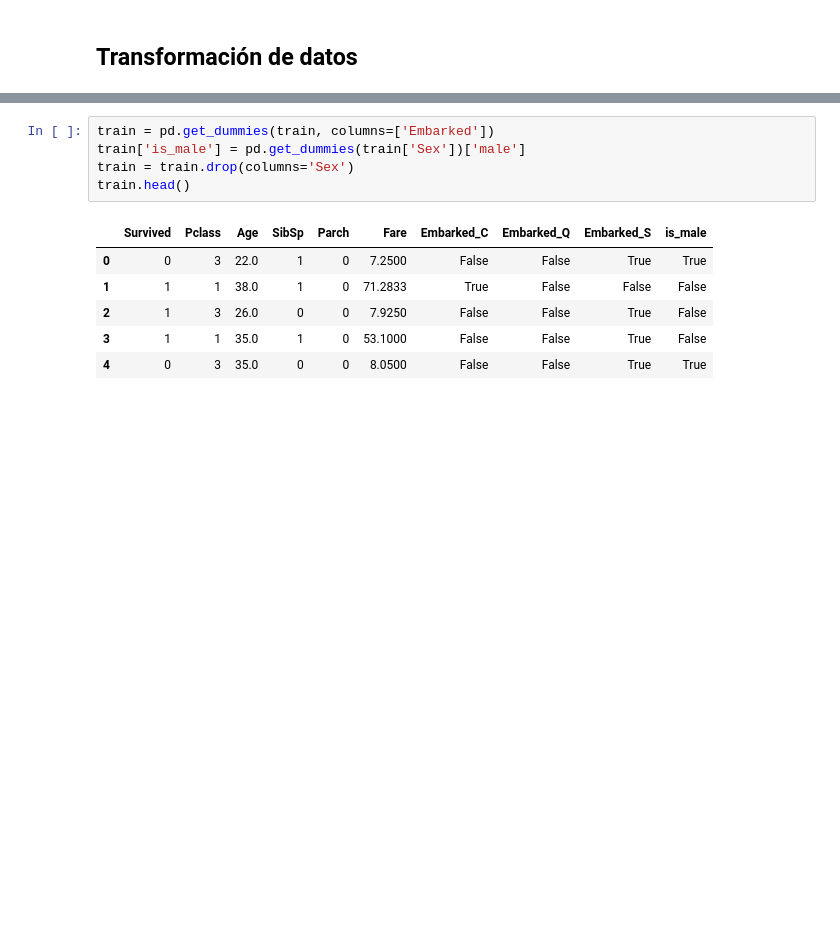
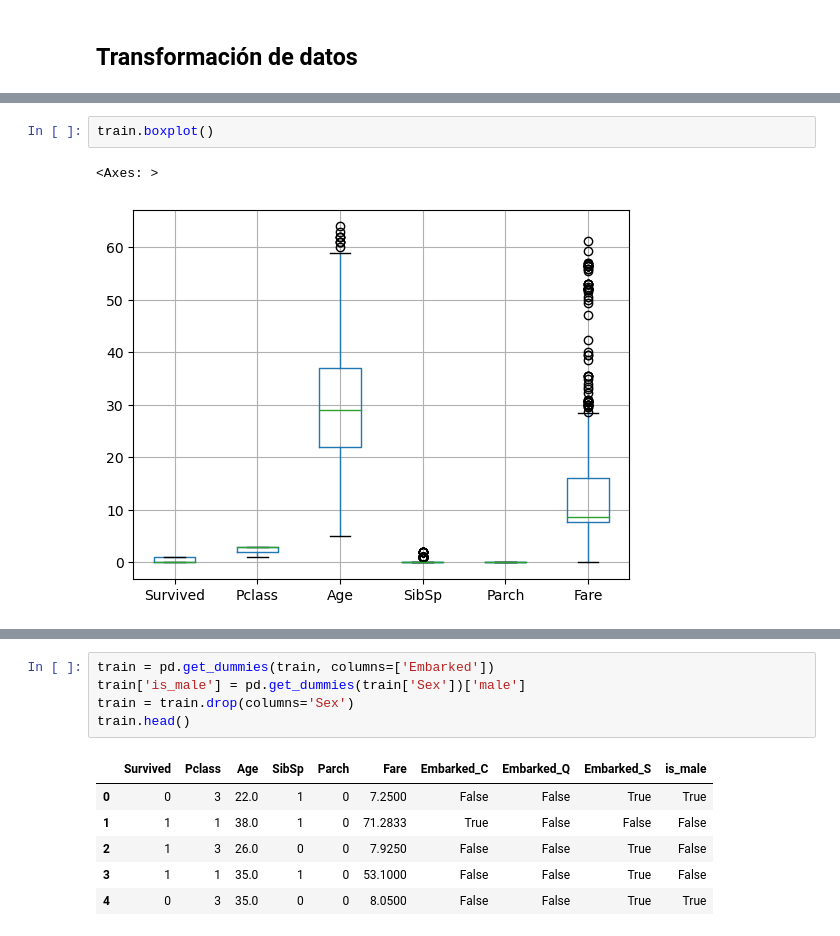
Before and after one commit to EliasGarzaV/RetoTitanicBloque1, a Jupyter notebook: Pipe/DataCleaning.ipynb, the cells around one changed output, grey strips where cells are left out. Saved outputs shown, nothing was run; the diff lists cells and outputs as text; blank space fills up the shorter version.

```diff
--- a/Pipe/DataCleaning.ipynb
+++ b/Pipe/DataCleaning.ipynb
@@ -115,0 +134,5 @@ train.head()
+# %%
+train.boxplot()
+# %% [output]
+<Axes: >
+[figure, added]
```
Also changed, not shown: parts of 8 cells of this notebook.
